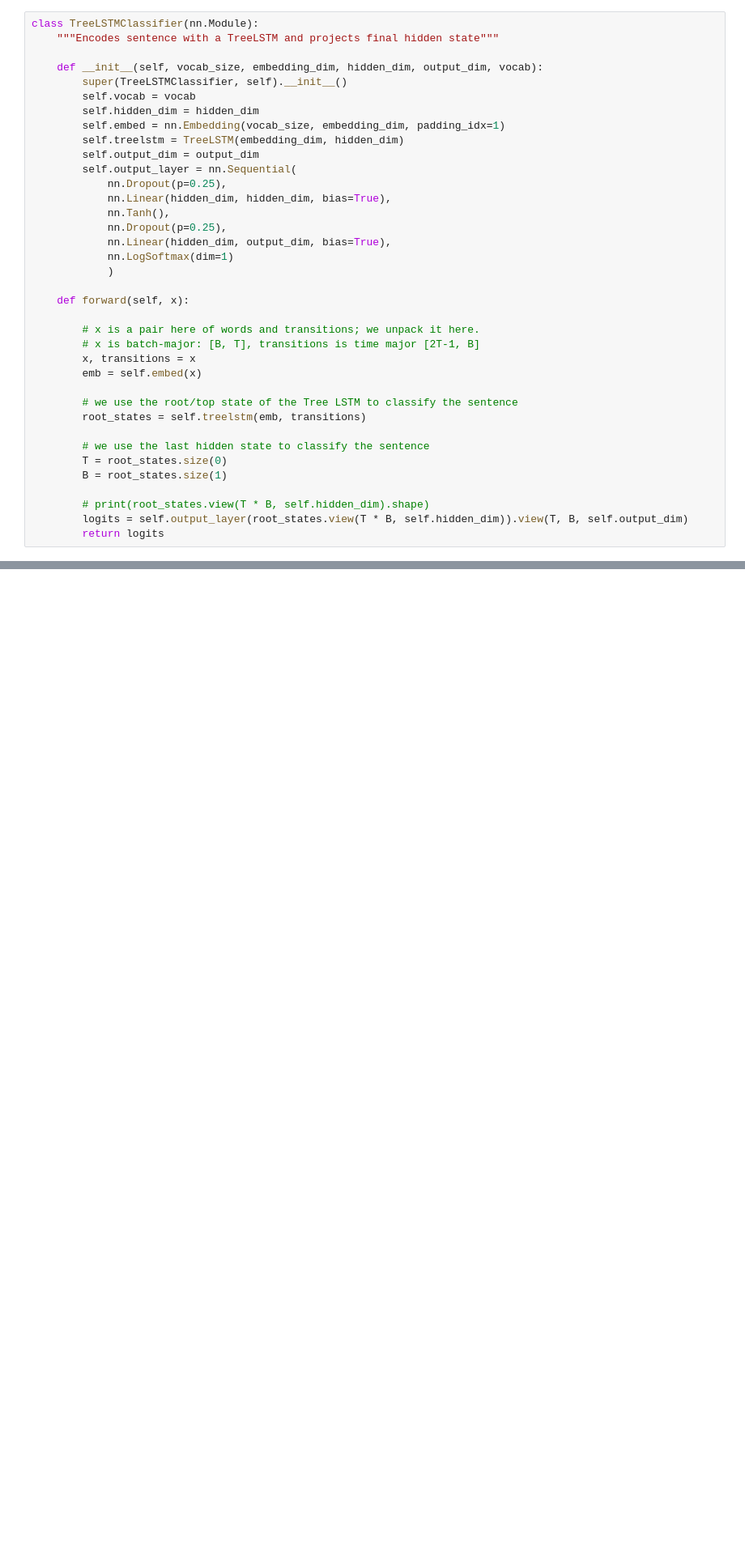
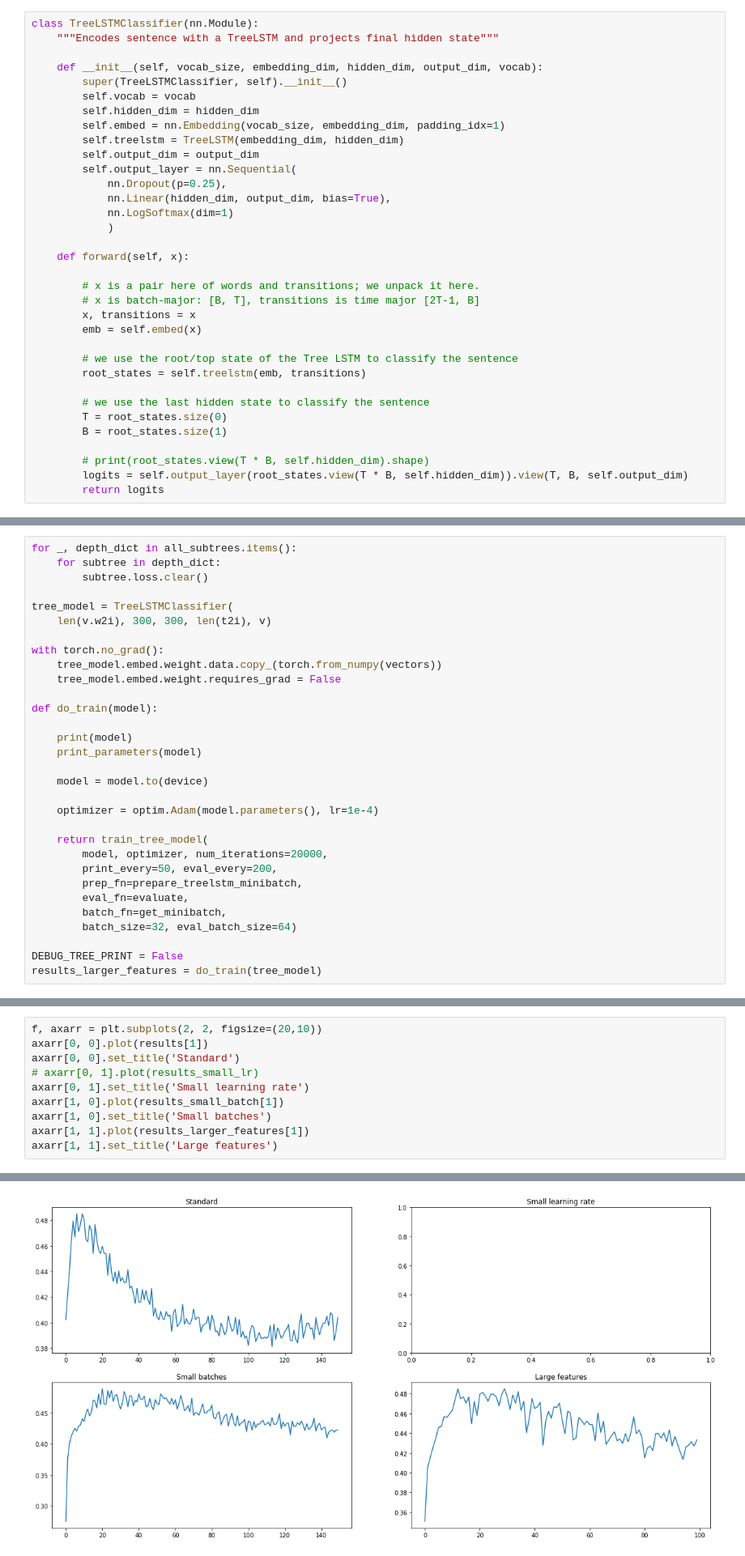
Before and after one commit to phlippe/SentimentClassification_TreeLSTM, a Jupyter notebook: notebooks/TreeLSTMs.ipynb, the cells around one changed output, grey strips where cells are left out. Shown at 81% size. Drawn from its saved outputs; the diff is of its cells as text; blank space fills up the shorter version.

```diff
--- a/notebooks/TreeLSTMs.ipynb
+++ b/notebooks/TreeLSTMs.ipynb
@@ -2732,9 +2753,6 @@ class TreeLSTMClassifier(nn.Module):
         self.treelstm = TreeLSTM(embedding_dim, hidden_dim)
         self.output_dim = output_dim
         self.output_layer = nn.Sequential(
-            nn.Dropout(p=0.25),
-            nn.Linear(hidden_dim, hidden_dim, bias=True),
-            nn.Tanh(),
             nn.Dropout(p=0.25),
             nn.Linear(hidden_dim, output_dim, bias=True),
             nn.LogSoftmax(dim=1)
@@ -2873,0 +3017,31 @@ KeyboardInterrupt:
+# %%
+for _, depth_dict in all_subtrees.items():
+    for subtree in depth_dict:
+        subtree.loss.clear()
+
+tree_model = TreeLSTMClassifier(
+    len(v.w2i), 300, 300, len(t2i), v)
+
+with torch.no_grad():
+    tree_model.embed.weight.data.copy_(torch.from_numpy(vectors))
+    tree_model.embed.weight.requires_grad = False
+
+def do_train(model):
+
+    print(model)
+    print_parameters(model)
+
+    model = model.to(device)
+
+    optimizer = optim.Adam(model.parameters(), lr=1e-4)
+
+    return train_tree_model(
+        model, optimizer, num_iterations=20000,
+        print_every=50, eval_every=200,
+        prep_fn=prepare_treelstm_minibatch,
+        eval_fn=evaluate,
+        batch_fn=get_minibatch,
+        batch_size=32, eval_batch_size=64)
+
+DEBUG_TREE_PRINT = False
+results_larger_features = do_train(tree_model)
@@ -2873,0 +3066,11 @@ KeyboardInterrupt:
+# %%
+f, axarr = plt.subplots(2, 2, figsize=(20,10))
+axarr[0, 0].plot(results[1])
+axarr[0, 0].set_title('Standard')
+# axarr[0, 1].plot(results_small_lr)
+axarr[0, 1].set_title('Small learning rate')
+axarr[1, 0].plot(results_small_batch[1])
+axarr[1, 0].set_title('Small batches')
+axarr[1, 1].plot(results_larger_features[1])
+axarr[1, 1].set_title('Large features')
+# %% [output]
@@ -2874,3 +3078,4 @@ KeyboardInterrupt:
+[figure, added]
 # %% [markdown]
 # Further experiments and report
 
```
Also changed, not shown: parts of 18 cells of this notebook.
